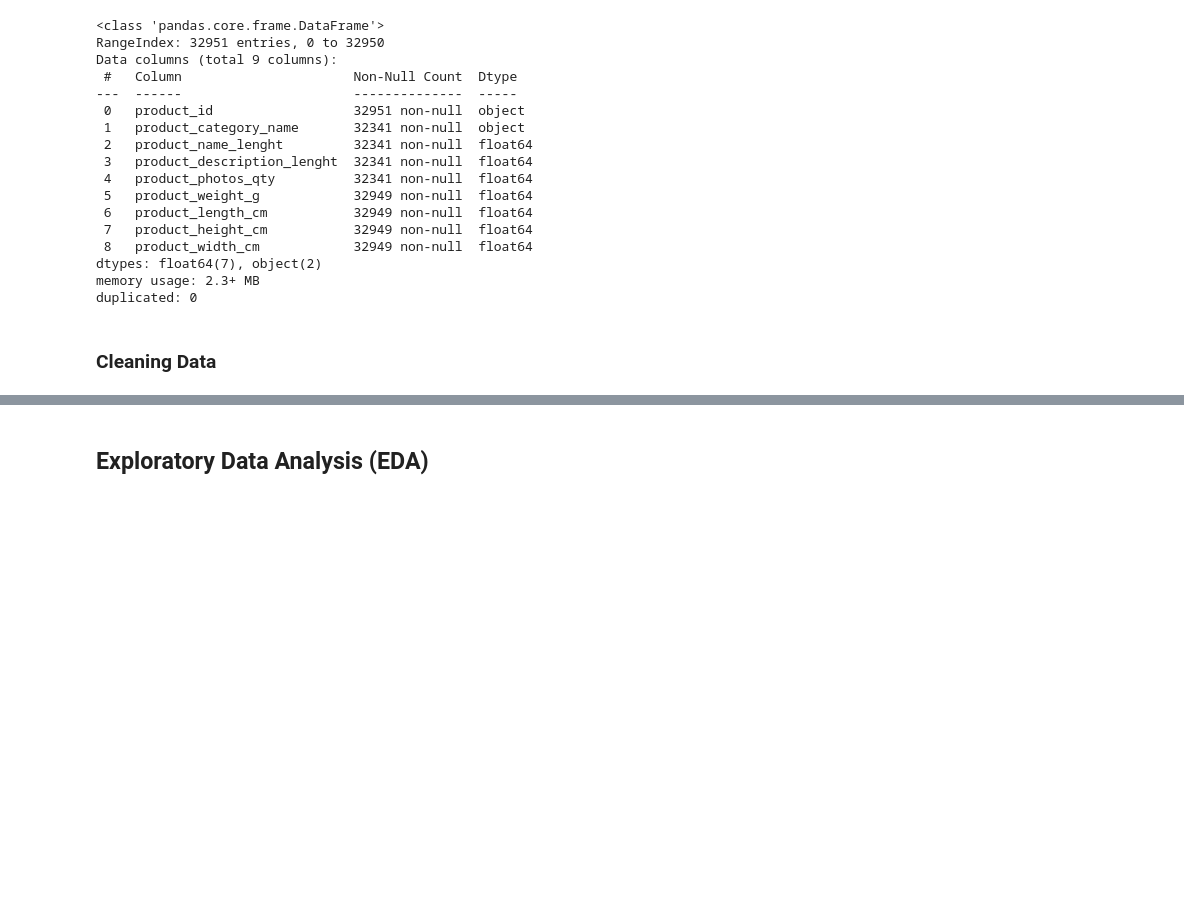
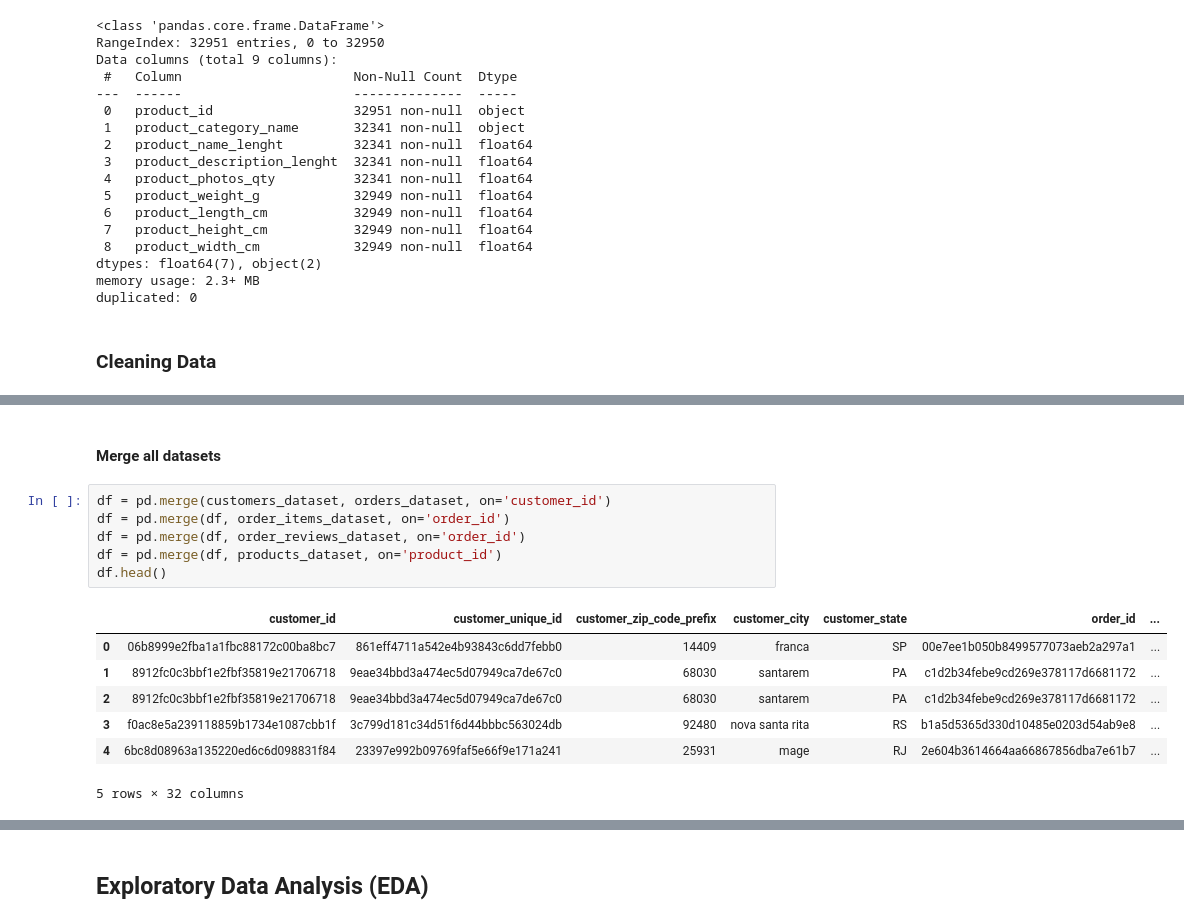
Before and after one commit to bayuik/analysis_data_e_commerce, a Jupyter notebook: e-commerce_analysis.ipynb, the cells around one changed output, grey strips where cells are left out. Saved outputs shown, nothing was run; the diff lists cells and outputs as text; blank space fills up the shorter version.

```diff
--- a/e-commerce_analysis.ipynb
+++ b/e-commerce_analysis.ipynb
@@ -235,0 +231,16 @@ products_dataset.head()
+# %% [markdown]
+#### Merge all datasets
+# %%
+df = pd.merge(customers_dataset, orders_dataset, on='customer_id')
+df = pd.merge(df, order_items_dataset, on='order_id')
+df = pd.merge(df, order_reviews_dataset, on='order_id')
+df = pd.merge(df, products_dataset, on='product_id')
+df.head()
+# %% [output]
+|  | customer_id | customer_unique_id | customer_zip_code_prefix | customer_city | customer_state | order_id | ... |
+| 0 | 06b8999e2fba1a1fbc88172c00ba8bc7 | 861eff4711a542e4b93843c6dd7febb0 | 14409 | franca | SP | 00e7ee1b050b8499577073aeb2a297a1 | ... |
+| 1 | 8912fc0c3bbf1e2fbf35819e21706718 | 9eae34bbd3a474ec5d07949ca7de67c0 | 68030 | santarem | PA | c1d2b34febe9cd269e378117d6681172 | ... |
+| 2 | 8912fc0c3bbf1e2fbf35819e21706718 | 9eae34bbd3a474ec5d07949ca7de67c0 | 68030 | santarem | PA | c1d2b34febe9cd269e378117d6681172 | ... |
+| 3 | f0ac8e5a239118859b1734e1087cbb1f | 3c799d181c34d51f6d44bbbc563024db | 92480 | nova santa rita | RS | b1a5d5365d330d10485e0203d54ab9e8 | ... |
+| 4 | 6bc8d08963a135220ed6c6d098831f84 | 23397e992b09769faf5e66f9e171a241 | 25931 | mage | RJ | 2e604b3614664aa66867856dba7e61b7 | ... |
+5 rows × 32 columns
```
Also changed, not shown: parts of 21 cells of this notebook, 3 other files.
